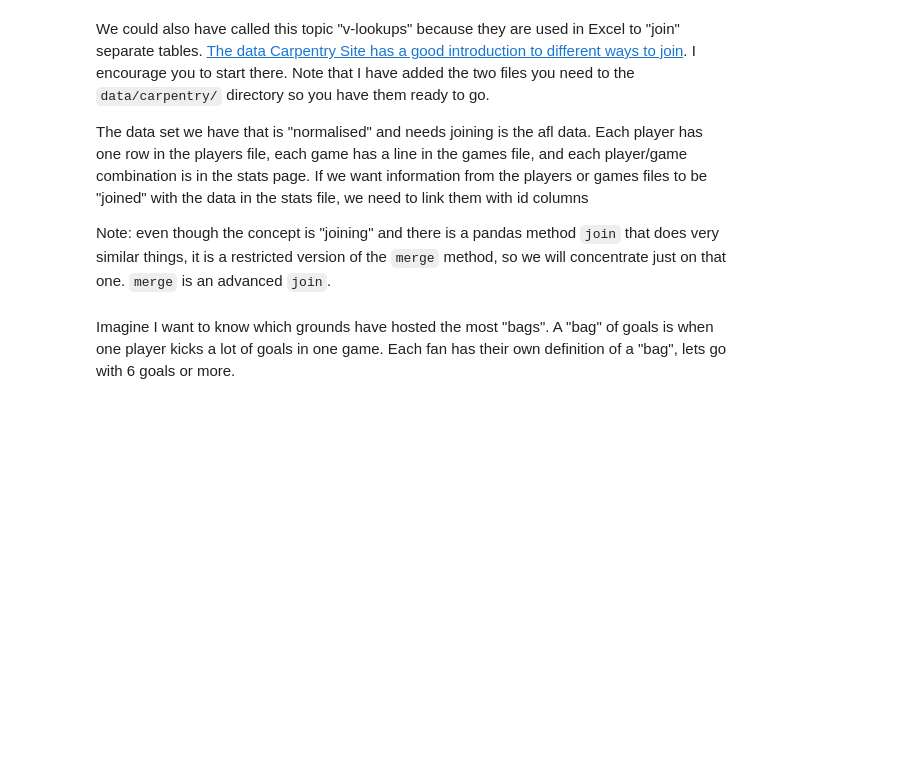
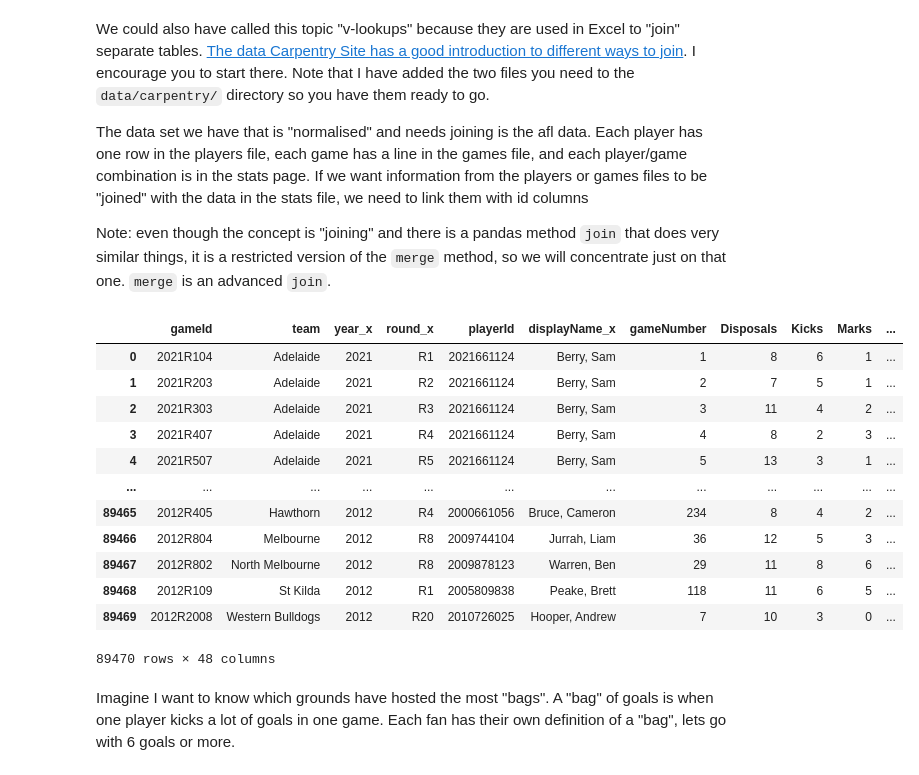
Before and after one commit to altmattr/Excel2Python, a Jupyter notebook: 8-joining.ipynb, the cells around one changed output. Cells and saved outputs as stored; diff of their text form; code cells hidden in the pictures; blank space fills up the shorter version.

```diff
--- a/8-joining.ipynb
+++ b/8-joining.ipynb
@@ -9,7 +9,23 @@ Note: even though the concept is "joining" and there is a pandas method `join` t
 # %%
 stats = pd.read_csv("data/afl/stats.csv")
 games = pd.read_csv("data/afl/games.csv")
 players = pd.read_csv("data/afl/players.csv")
+better = stats.merge(games, left_on="gameId", right_on="gameId")
+even_better = better.merge(players, left_on="playerId", right_on="playerId")
+# %% [output]
+|  | gameId | team | year_x | round_x | playerId | displayName_x | gameNumber | Disposals | Kicks | Marks | ... |
+| 0 | 2021R104 | Adelaide | 2021 | R1 | 2021661124 | Berry, Sam | 1 | 8 | 6 | 1 | ... |
+| 1 | 2021R203 | Adelaide | 2021 | R2 | 2021661124 | Berry, Sam | 2 | 7 | 5 | 1 | ... |
+| 2 | 2021R303 | Adelaide | 2021 | R3 | 2021661124 | Berry, Sam | 3 | 11 | 4 | 2 | ... |
+| 3 | 2021R407 | Adelaide | 2021 | R4 | 2021661124 | Berry, Sam | 4 | 8 | 2 | 3 | ... |
+| 4 | 2021R507 | Adelaide | 2021 | R5 | 2021661124 | Berry, Sam | 5 | 13 | 3 | 1 | ... |
+| ... | ... | ... | ... | ... | ... | ... | ... | ... | ... | ... | ... |
+| 89465 | 2012R405 | Hawthorn | 2012 | R4 | 2000661056 | Bruce, Cameron | 234 | 8 | 4 | 2 | ... |
+| 89466 | 2012R804 | Melbourne | 2012 | R8 | 2009744104 | Jurrah, Liam | 36 | 12 | 5 | 3 | ... |
+| 89467 | 2012R802 | North Melbourne | 2012 | R8 | 2009878123 | Warren, Ben | 29 | 11 | 8 | 6 | ... |
+| 89468 | 2012R109 | St Kilda | 2012 | R1 | 2005809838 | Peake, Brett | 118 | 11 | 6 | 5 | ... |
+| 89469 | 2012R2008 | Western Bulldogs | 2012 | R20 | 2010726025 | Hooper, Andrew | 7 | 10 | 3 | 0 | ... |
+89470 rows × 48 columns
 # %% [markdown]
 Imagine I want to know which grounds have hosted the most "bags".  A "bag" of goals is when one player kicks a lot of goals in one game.  Each fan has their own definition of a "bag", lets go with 6 goals or more.
 # %%
```
Also changed, not shown: 1 other file.
